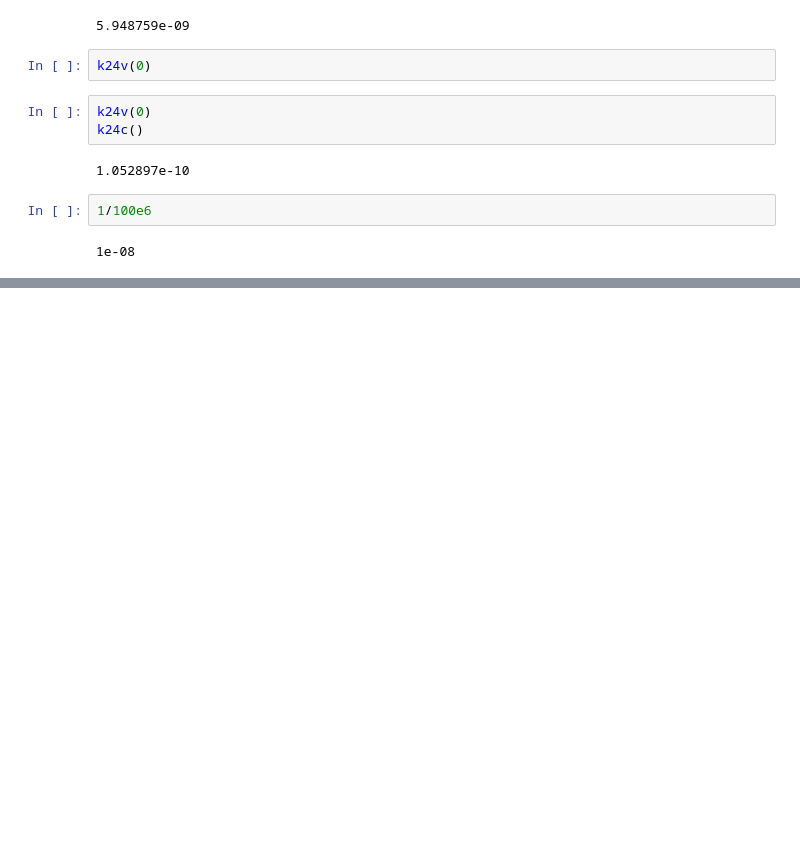
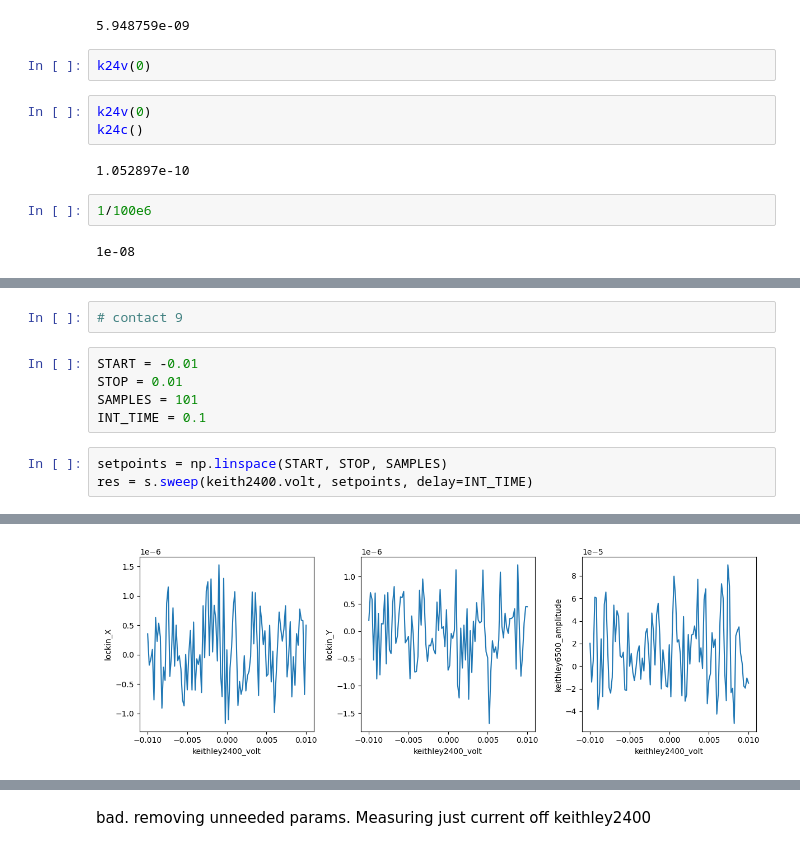
Before and after one commit to barreralab/capacitance_exps, a Jupyter notebook: notebooks/acquisition/stak51_4term/test.ipynb, the cells around one changed output, grey strips where cells are left out. Cells and saved outputs as stored; diff of their text form; blank space fills up the shorter version.

```diff
--- a/notebooks/acquisition/stak51_4term/test.ipynb
+++ b/notebooks/acquisition/stak51_4term/test.ipynb
@@ -350,0 +388,11 @@ k24c()
+# %%
+# contact 9
+# %%
+START = -0.01
+STOP = 0.01
+SAMPLES = 101
+INT_TIME = 0.1
+# %%
+setpoints = np.linspace(START, STOP, SAMPLES)
+res = s.sweep(keith2400.volt, setpoints, delay=INT_TIME)
+# %% [output]
@@ -350,0 +401 @@ k24c()
+[figure, added]
@@ -350,0 +404,2 @@ k24c()
+# %% [markdown]
+bad. removing unneeded params. Measuring just current off keithley2400
```
Also changed, not shown: parts of 47 cells of this notebook, 5 other files.
